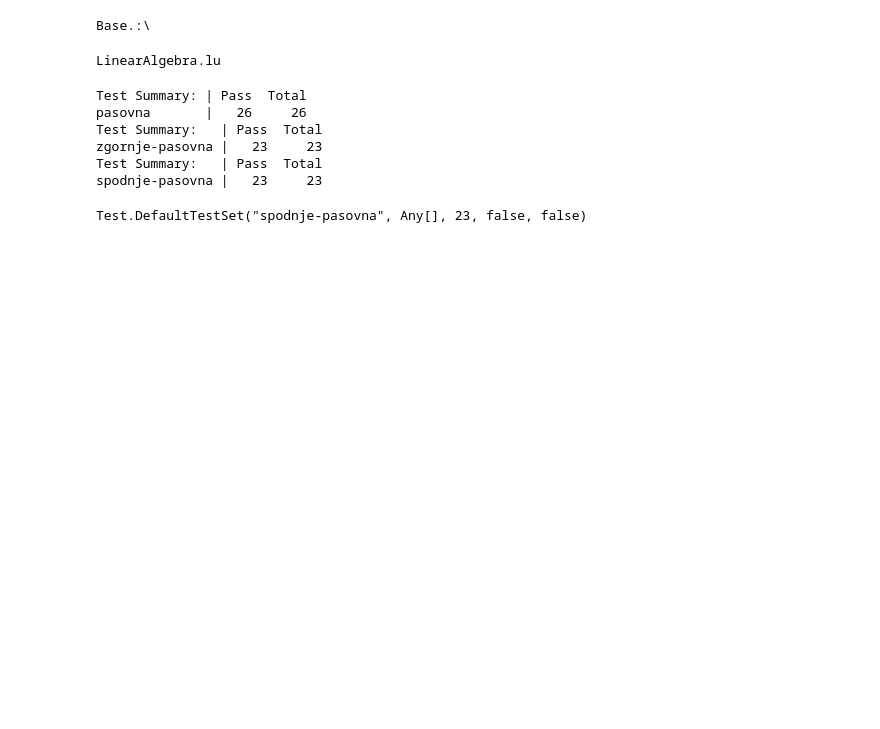
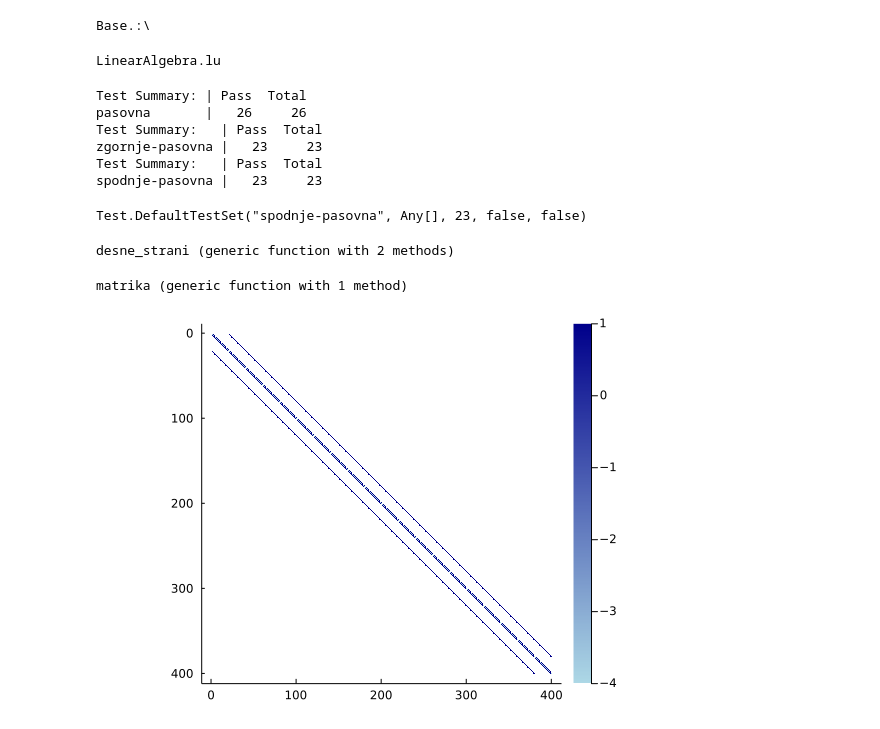
Before and after one commit to realdragonturtle/num-mat, a Jupyter notebook: src/dn1/nb.ipynb, the cells around one changed output. Saved outputs shown, nothing was run; the diff lists cells and outputs as text; code cells hidden in the pictures; blank space fills up the shorter version.

```diff
--- a/src/dn1/nb.ipynb
+++ b/src/dn1/nb.ipynb
@@ -453,0 +465,64 @@ Test.DefaultTestSet("spodnje-pasovna", Any[], 23, false, false)
+# %%
+function desne_strani(s, d, z, l)
+    n = length(s)
+    m = length(l)
+    b = zeros(n*m)
+    b[1:n] -= s # j = 1
+    b[n:n:end] -= d # i = n
+    b[end-n+1:end] -= z # j = m
+    b[1:n:end-n+1] -= l # i = 1
+    return b
+end
+# %% [output]
+desne_strani (generic function with 2 methods)
+# %%
+function matrika(n, m)
+    pasovi = Dict([(0, -4*ones(n)), (1, ones(n-1)), (-1, ones(n-1))])
+    L = PasovnaMatrika(pasovi, n)
+    I = PasovnaMatrika(Dict([(0, ones(n))]), n)
+
+    pasoviA = Dict{Int64, Vector{Float64}}(i => zeros(n*m-abs(i)) for i=-2n:2n)
+    A = PasovnaMatrika(pasoviA, n*m)
+
+    for j=1:m
+        k = ((j-1)*n+1):(j*n) # indeksi v j-tem bloku
+        A[k,k] = L
+        if j < m
+            A[k,k.+ n] = I
+            A[k.+n, k] = I
+        end
+    end
+    return A
+end
+# %% [output]
+matrika (generic function with 1 method)
+# %%
+robni_problem = RobniProblemPravokotnik(
+    LaplaceovOperator{2},
+    ((0, pi), (0, pi)),
+    [sin, y->0, sin, y->0]
+)
+
+# resi
+
+nx = 20
+ny = 20
+(a, b), (c, d) = robni_problem.meje
+Z = zeros(nx + 2, ny + 2)
+x = LinRange(a, b, nx + 2)
+y = LinRange(c, d, ny + 2)
+Z[:, 1] = robni_problem.rp[1].(x)
+Z[end, :] = robni_problem.rp[2].(y)
+Z[:, end] = robni_problem.rp[3].(x)
+Z[1, :] = robni_problem.rp[4].(y)
+
+L = matrika(nx, ny) # pasovna matrika
+
+b = desne_strani(Z[2:end-1, 1], Z[end, 2:end-1],
+     Z[2:end-1, end], Z[1, 2:end-1])
+
+Z[2:end-1, 2:end-1] = reshape(L\b, nx, ny)
+
+spy(L, seriescolor = :blues)
+# %% [output]
+[figure, added]
```
Also changed, not shown: parts of 9 cells of this notebook.
